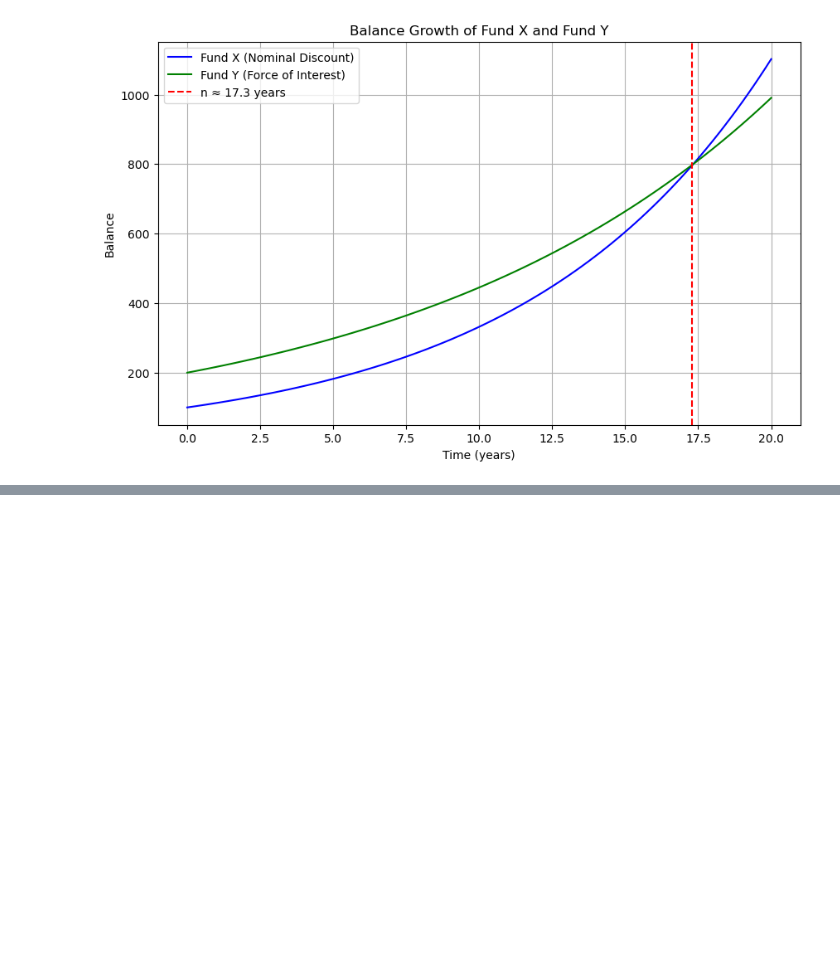
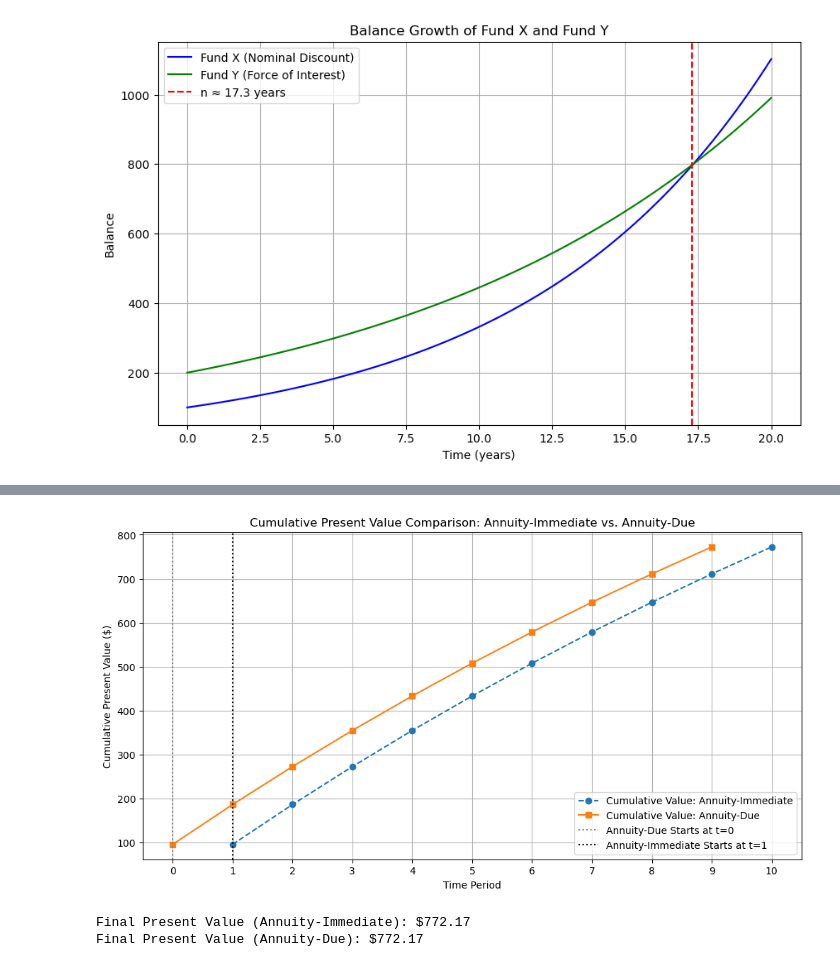
Before and after one commit to dusan-zdravkovic/Exam-FM-Programs, a Jupyter notebook: financial_math.ipynb, the cells around one changed output, grey strips where cells are left out. Saved outputs shown, nothing was run; the diff lists cells and outputs as text; code cells hidden in the pictures; blank space fills up the shorter version.

```diff
--- a/financial_math.ipynb
+++ b/financial_math.ipynb
@@ -35,0 +78,45 @@ plt.show()
+# %%
+# Parameters
+payment = 100  # Payment amount
+n_periods = 10  # Number of payments
+interest_rate = 0.05  # Annual interest rate
+
+# Time periods
+time_annuity_immediate = range(1, n_periods + 1)  # Payments start at t=1
+time_annuity_due = range(0, n_periods)  # Payments start at t=0
+
+# Cumulative payment values over time
+cumulative_immediate = [payment * (1 - (1 / (1 + interest_rate))**t) / interest_rate for t in time_annuity_immediate]
+cumulative_due = [payment * (1 - (1 / (1 + interest_rate))**(t + 1)) / interest_rate for t in time_annuity_due]
+
+# Plotting
+plt.figure(figsize=(12, 6))
+
+# Cumulative Value for Annuity-Immediate
+plt.plot(time_annuity_immediate, cumulative_immediate, label="Cumulative Value: Annuity-Immediate", marker="o", linestyle="--")
+
+# Cumulative Value for Annuity-Due
+plt.plot(time_annuity_due, cumulative_due, label="Cumulative Value: Annuity-Due", marker="s", linestyle="-")
+
+# Highlight timing difference
+plt.axvline(x=0, color="gray", linestyle=":", label="Annuity-Due Starts at t=0")
+plt.axvline(x=1, color="black", linestyle=":", label="Annuity-Immediate Starts at t=1")
+
+# Labels and customization
+plt.title("Cumulative Present Value Comparison: Annuity-Immediate vs. Annuity-Due")
+plt.xlabel("Time Period")
+plt.ylabel("Cumulative Present Value ($)")
+plt.xticks(range(n_periods + 1))  # Include time 0
+plt.legend()
+plt.grid()
+plt.show()
+
+# Print final present values
+PV_annuity_immediate = cumulative_immediate[-1]
+PV_annuity_due = cumulative_due[-1]
+print(f"Final Present Value (Annuity-Immediate): ${PV_annuity_immediate:.2f}")
+print(f"Final Present Value (Annuity-Due): ${PV_annuity_due:.2f}")
+# %% [output]
+[figure, added]
+Final Present Value (Annuity-Immediate): $772.17
+Final Present Value (Annuity-Due): $772.17
```
Also changed, not shown: parts of 1 cell of this notebook.
